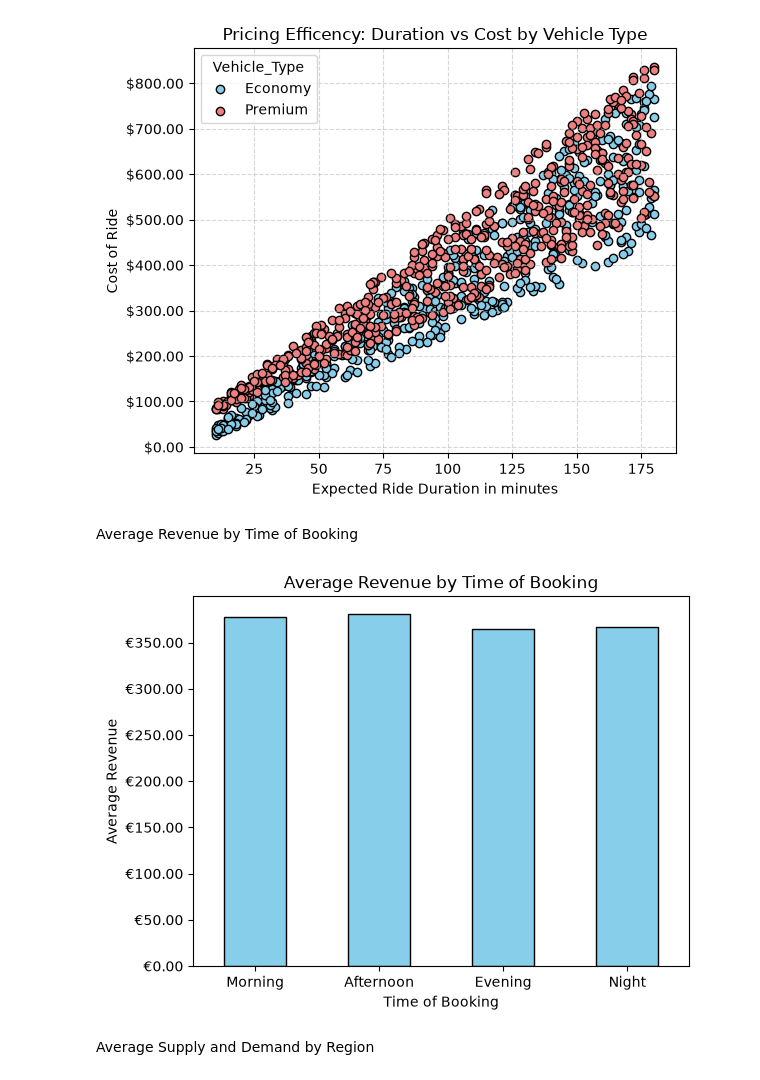
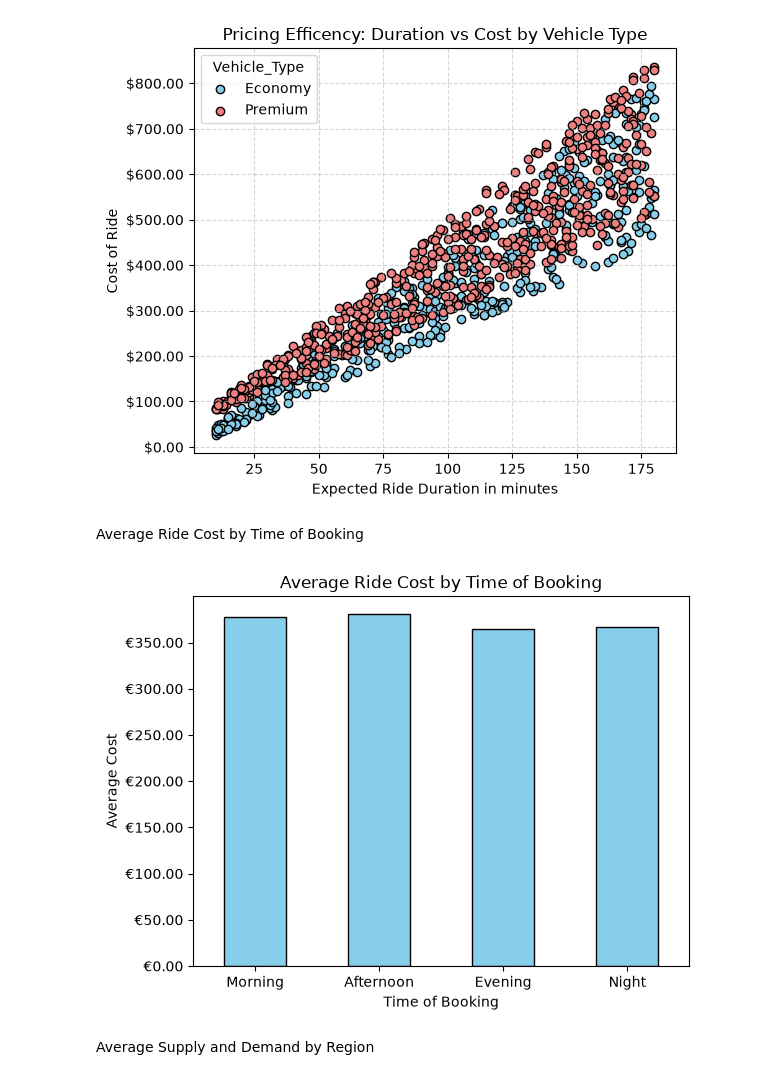
Before and after one commit to Richardh216/Final_Project_Programming, a Jupyter notebook: main_project.ipynb, the cells around one changed output. Saved outputs shown, nothing was run; the diff lists cells and outputs as text; code cells hidden in the pictures.

Commit message:
New data cleaning function, Fixed logic issue in Prediction model, changed label in heatmap to be more accurate, changed average revenue by time of booking to average ride cost by time of booking

```diff
--- a/main_project.ipynb
+++ b/main_project.ipynb
@@ -183,20 +321,22 @@ plt.show()
 # %% [output]
 [figure]
 # %% [markdown]
-Average Revenue by Time of Booking
+Average Ride Cost by Time of Booking
 # %%
 import matplotlib.ticker as ticker
 avg_revenue = df.groupby('Time_of_Booking')['Historical_Cost_of_Ride'].mean()
 ax = avg_revenue.plot(kind='bar', color='skyblue', edgecolor='black')
 formatter = ticker.StrMethodFormatter('€{x:,.2f}')
 ax.yaxis.set_major_formatter(formatter)
-plt.title('Average Revenue by Time of Booking')
+# plt.title('Average Revenue by Time of Booking')
+plt.title('Average Ride Cost by Time of Booking') # more fitting title
 plt.xlabel('Time of Booking')
-plt.ylabel('Average Revenue')
+# plt.ylabel('Average Revenue')
+plt.ylabel('Average Cost')
 plt.xticks(rotation=0)
 plt.show()
 # %% [output]
-[figure, old version]
+[figure, new version]
 # %% [markdown]
 Average Supply and Demand by Region
 # %%
```
Also changed, not shown: parts of 10 cells of this notebook.
